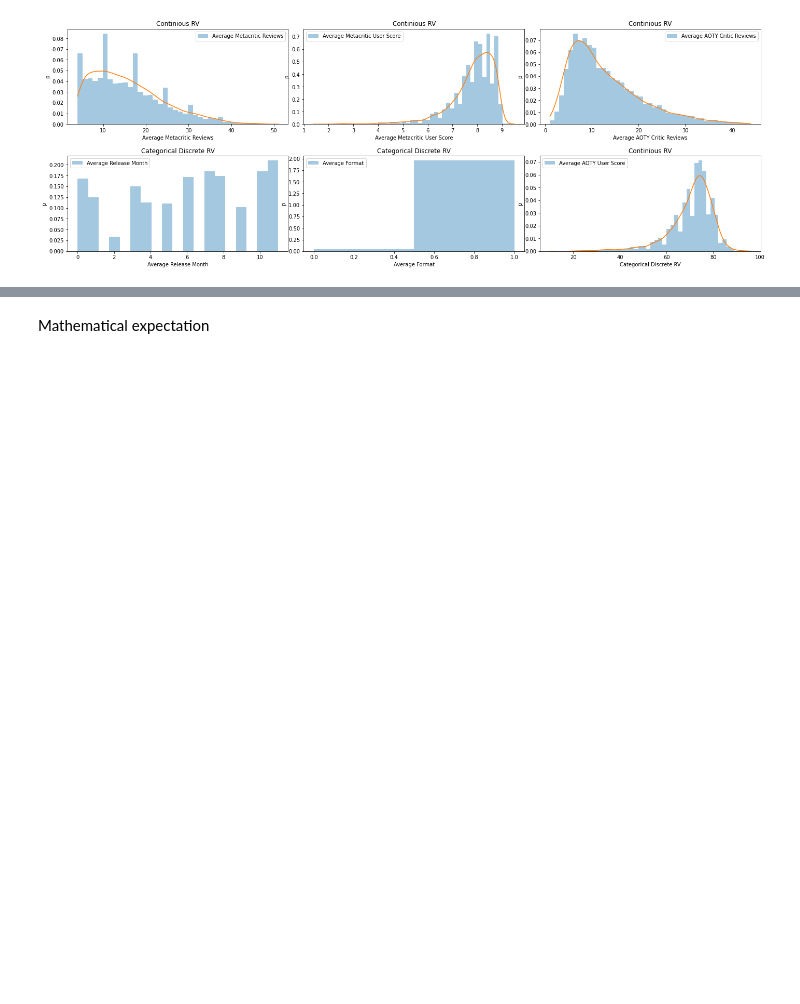
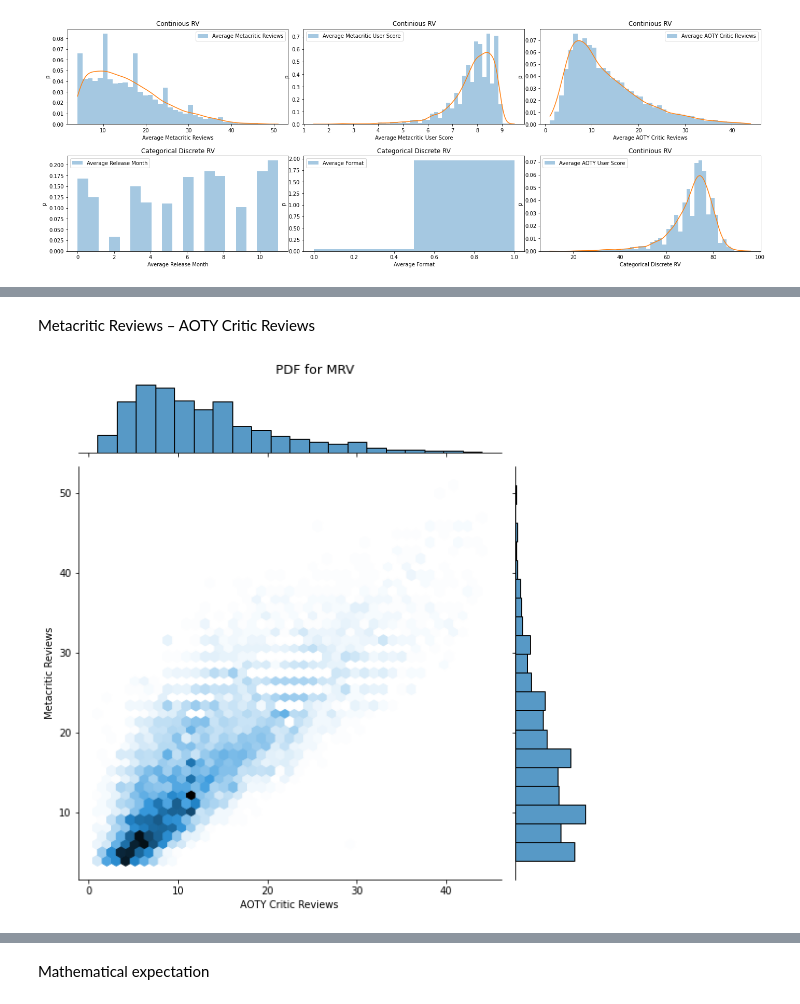
Before and after one commit to alievilya/Data-analysis-course-project, a Jupyter notebook: Lab2.ipynb, the cells around one changed output, grey strips where cells are left out. Cells and saved outputs as stored; diff of their text form; code cells hidden in the pictures; blank space fills up the shorter version.

```diff
--- a/Lab2.ipynb
+++ b/Lab2.ipynb
@@ -157,0 +174,9 @@ plt.show()
+# %% [markdown]
+Metacritic Reviews – AOTY Critic Reviews
+# %%
+p =sns.jointplot(source_df['AOTY Critic Reviews'],source_df['Metacritic Reviews'],kind='hex', marginal_kws=dict(bins=20, fill=True),height = 8)
+#p.plt.figure(figsize=(20, 7))
+p.fig.suptitle("PDF for MRV", fontsize = 13)
+p.fig.subplots_adjust(top=0.95)
+# %% [output]
+[figure, added]
```
Also changed, not shown: parts of 28 cells of this notebook.
